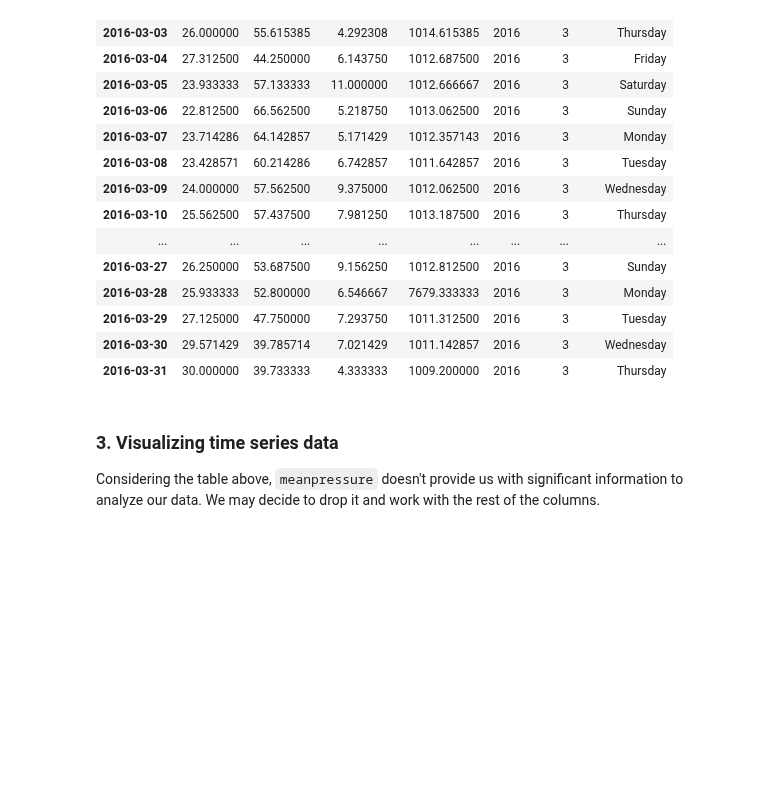
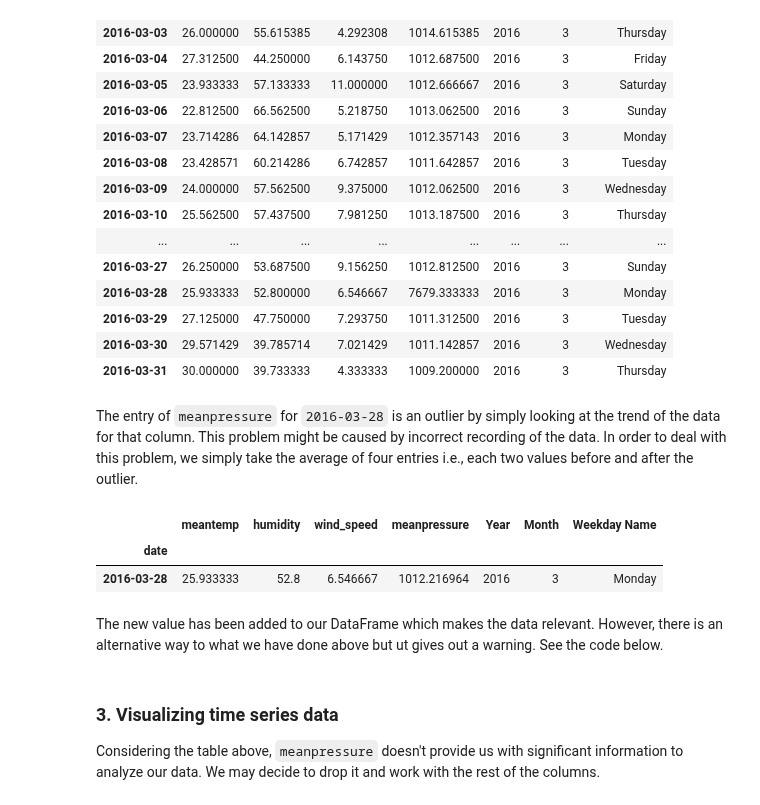
Before and after one commit to adili0505/Demo, a Jupyter notebook: scripts/delhi_weather_analysis.ipynb, the cells around one changed output. Saved outputs shown, nothing was run; the diff lists cells and outputs as text; code cells hidden in the pictures; blank space fills up the shorter version.

```diff
--- a/scripts/delhi_weather_analysis.ipynb
+++ b/scripts/delhi_weather_analysis.ipynb
@@ -157,3 +157,19 @@ delhi_daily_weather.loc['2016-03']
 | 2016-03-29 | 27.125000 | 47.750000 | 7.293750 | 1011.312500 | 2016 | 3 | Tuesday |
 | 2016-03-30 | 29.571429 | 39.785714 | 7.021429 | 1011.142857 | 2016 | 3 | Wednesday |
 | 2016-03-31 | 30.000000 | 39.733333 | 4.333333 | 1009.200000 | 2016 | 3 | Thursday |
+# %% [markdown]
+The entry of `meanpressure` for `2016-03-28` is an outlier by simply looking at the trend of the data for that column. This problem might be caused by incorrect recording of the data. In order to deal with this problem, we simply take the average of four entries i.e., each two values before and after the outlier.
+# %%
+# delhi_daily_weather.loc[1182]['meanpressure']
+delhi_daily_weather.iloc[1182,3] = (delhi_daily_weather.iloc[1180,3]+
+                                     delhi_daily_weather.iloc[1181,3]+
+                                     delhi_daily_weather.iloc[1183,3]+
+                                     delhi_daily_weather.iloc[1184,3])/4
+# %%
+delhi_daily_weather.loc[['2016-03-28']]
+# %% [output]
+|  | meantemp | humidity | wind_speed | meanpressure | Year | Month | Weekday Name |
+| date |  |  |  |  |  |  |  |
+| 2016-03-28 | 25.933333 | 52.8 | 6.546667 | 1012.216964 | 2016 | 3 | Monday |
+# %% [markdown]
+The new value has been added to our DataFrame which makes the data relevant. However, there is an alternative way to what we have done above but ut gives out a warning. See the code below.
```
Also changed, not shown: parts of 1 cell of this notebook.
